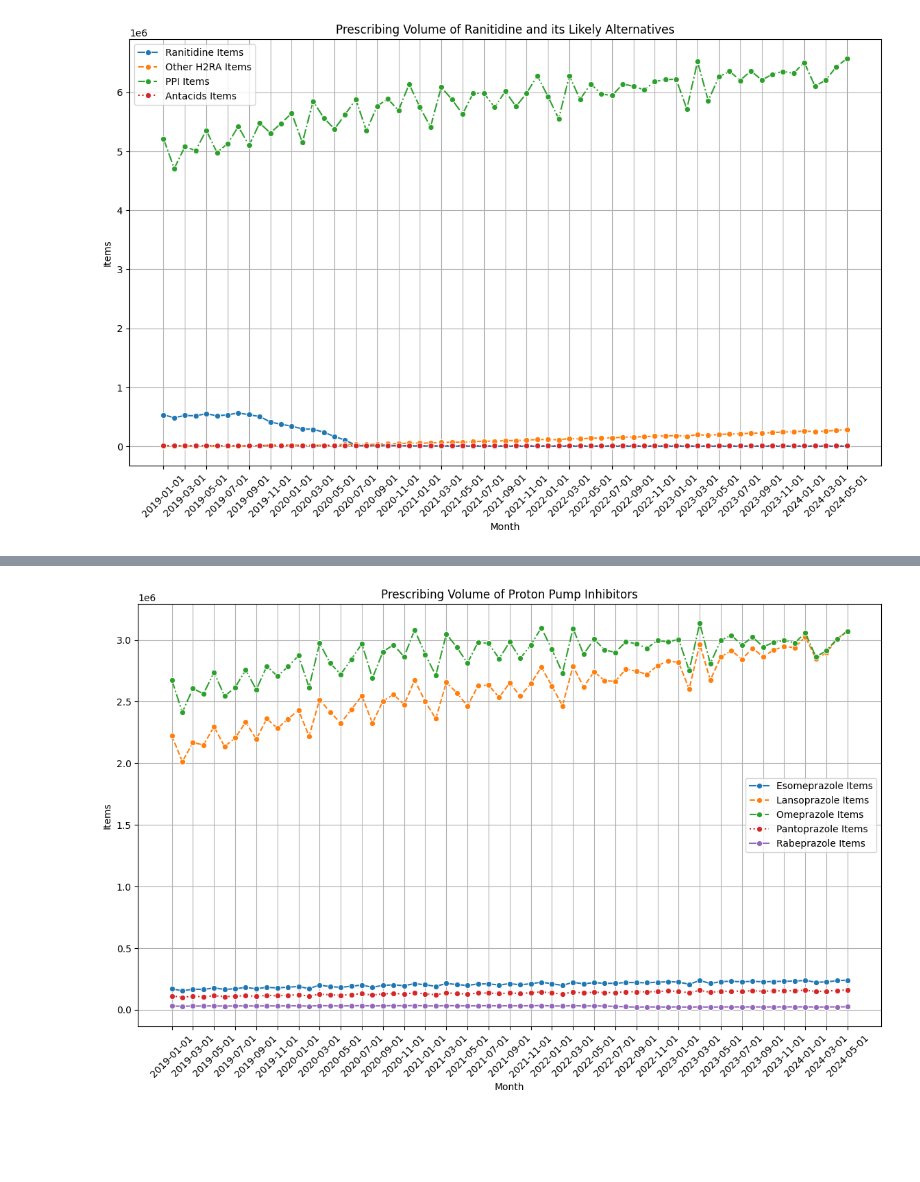
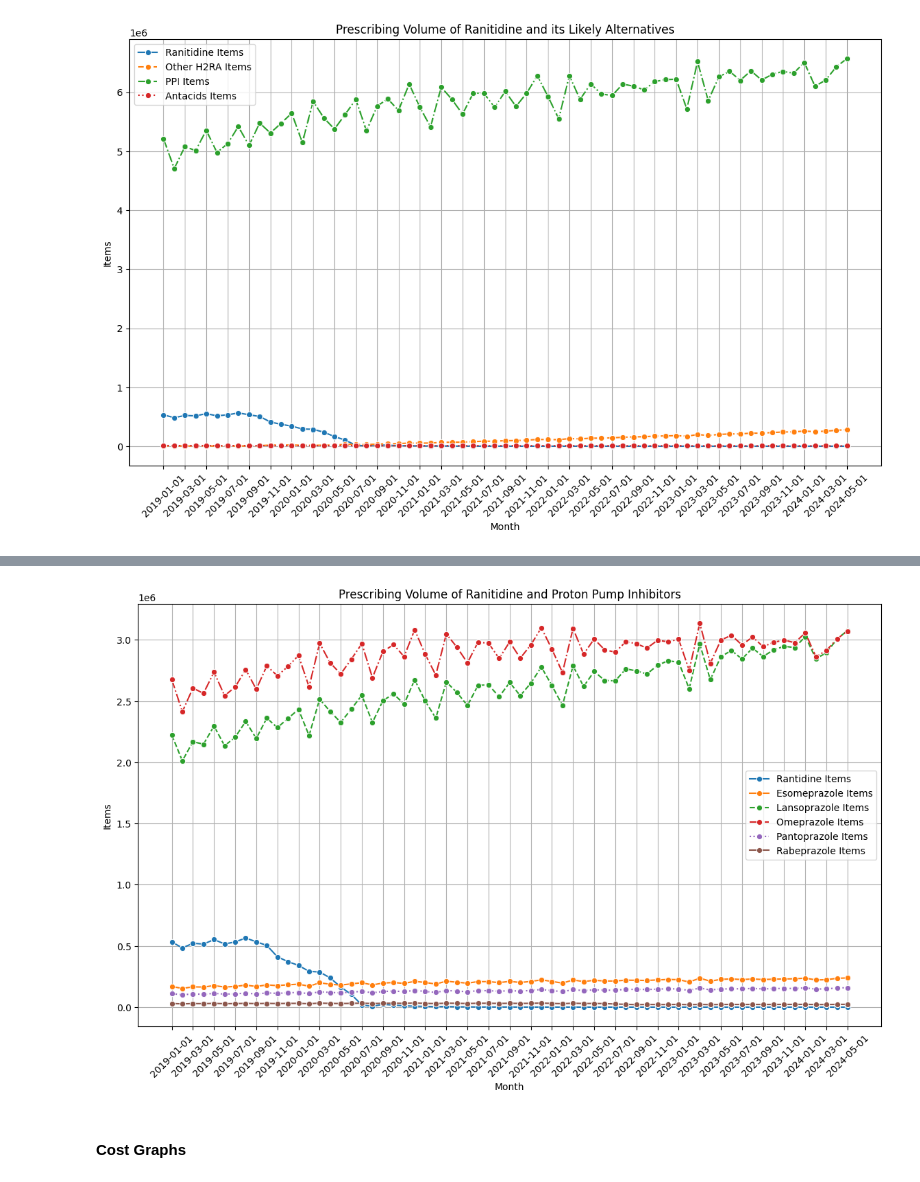
Before and after one commit to avanthika-sivakumar/med-student-omeprazole, a Jupyter notebook: notebooks/Omeprazole shortage.ipynb, the cells around one changed output, grey strips where cells are left out. Drawn from its saved outputs; the diff is of its cells as text; code cells hidden in the pictures; blank space fills up the shorter version.

```diff
--- a/notebooks/Omeprazole shortage.ipynb
+++ b/notebooks/Omeprazole shortage.ipynb
@@ -393,35 +397,39 @@ rabeprazole_monthly_totals = data_filtered_rabeprazole.groupby('month')['items']
 #Create a Seaborn Figure for Specific PPIs
 plt.figure(figsize=(14, 8))  # Increase figure size for better readability
 
-# Plot the original monthly totals for H2RA antagonists using Seaborn
+# Plot the original monthly totals for PPIs using Seaborn
+sns.lineplot(data=ranitidine_monthly_totals, x='month', y='items', marker='o', label='Rantidine Items')
+
 sns.lineplot(data=esomeprazole_monthly_totals, x='month', y='items', marker='o', label='Esomeprazole Items')
 
 sns.lineplot(data=lansoprazole_monthly_totals, x='month', y='items', marker='o', linestyle='--', label='Lansoprazole Items')
 
 sns.lineplot(data=omeprazole_monthly_totals, x='month', y='items', marker='o', linestyle='-.', label='Omeprazole Items')
 
 sns.lineplot(data=pantoprazole_monthly_totals, x='month', y='items', marker='o', linestyle=':', label='Pantoprazole Items')
 
 sns.lineplot(data=rabeprazole_monthly_totals, x='month', y='items', marker='o', linestyle='-', label='Rabeprazole Items')
 
 # Rotate x-axis labels to avoid overlapping
 plt.xticks(rotation=45)
 
 # Optionally reduce the number of ticks on the x-axis
 plt.xticks(ticks=ranitidine_monthly_totals['month'][::2], rotation=45)
 
 # Add titles and labels
-plt.title('Prescribing Volume of Proton Pump Inhibitors')
+plt.title('Prescribing Volume of Ranitidine and Proton Pump Inhibitors')
 plt.xlabel('Month')
 plt.ylabel('Items')
 
 # Add a legend to differentiate the lines
 plt.legend()
 
 # Adding grid for better readability
 plt.grid(True)
 
 # Display the plot
 plt.show()
 # %% [output]
-[figure, old version]
+[figure, new version]
+# %% [markdown]
+#### Cost Graphs
```
Also changed, not shown: parts of 10 cells of this notebook.
